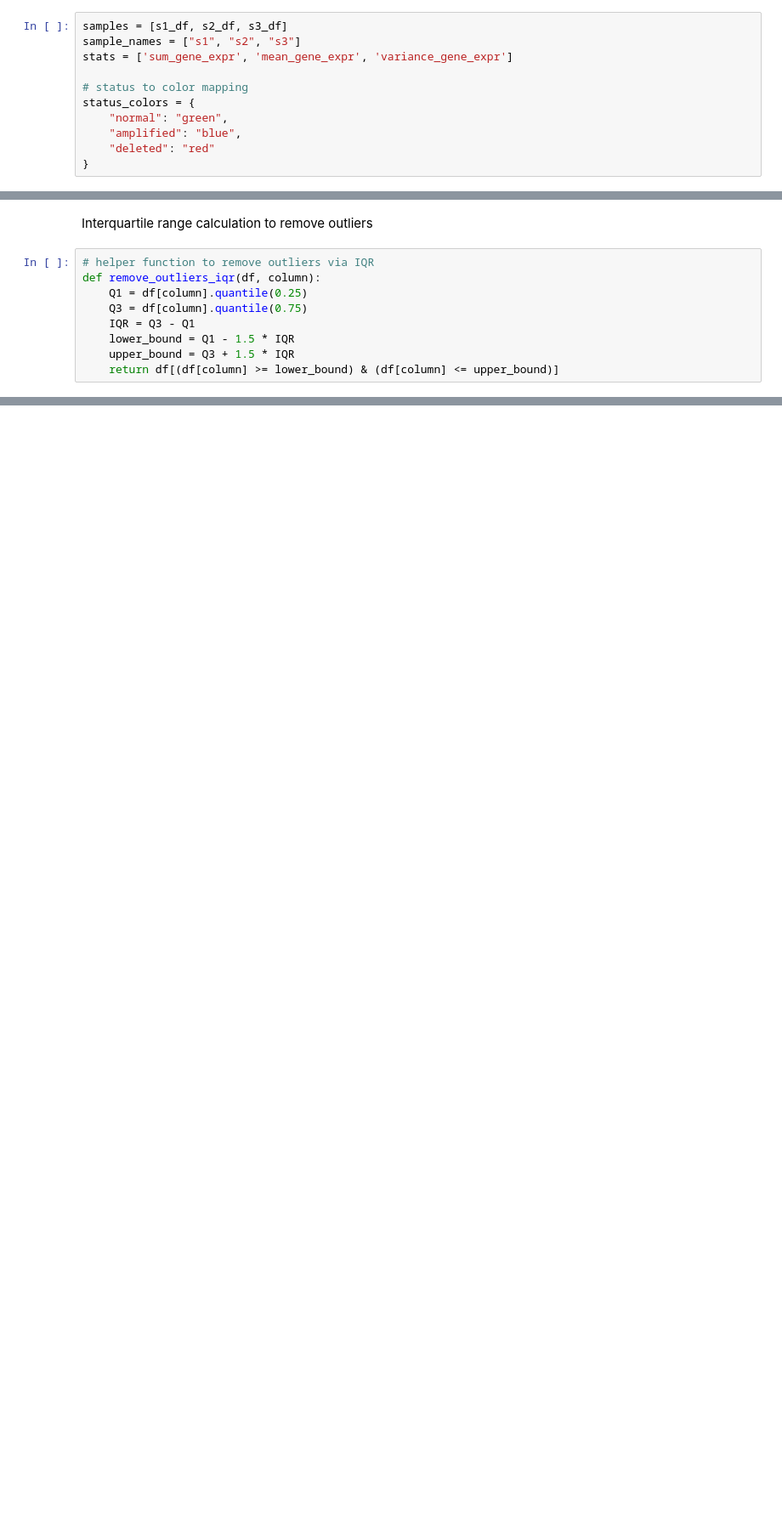
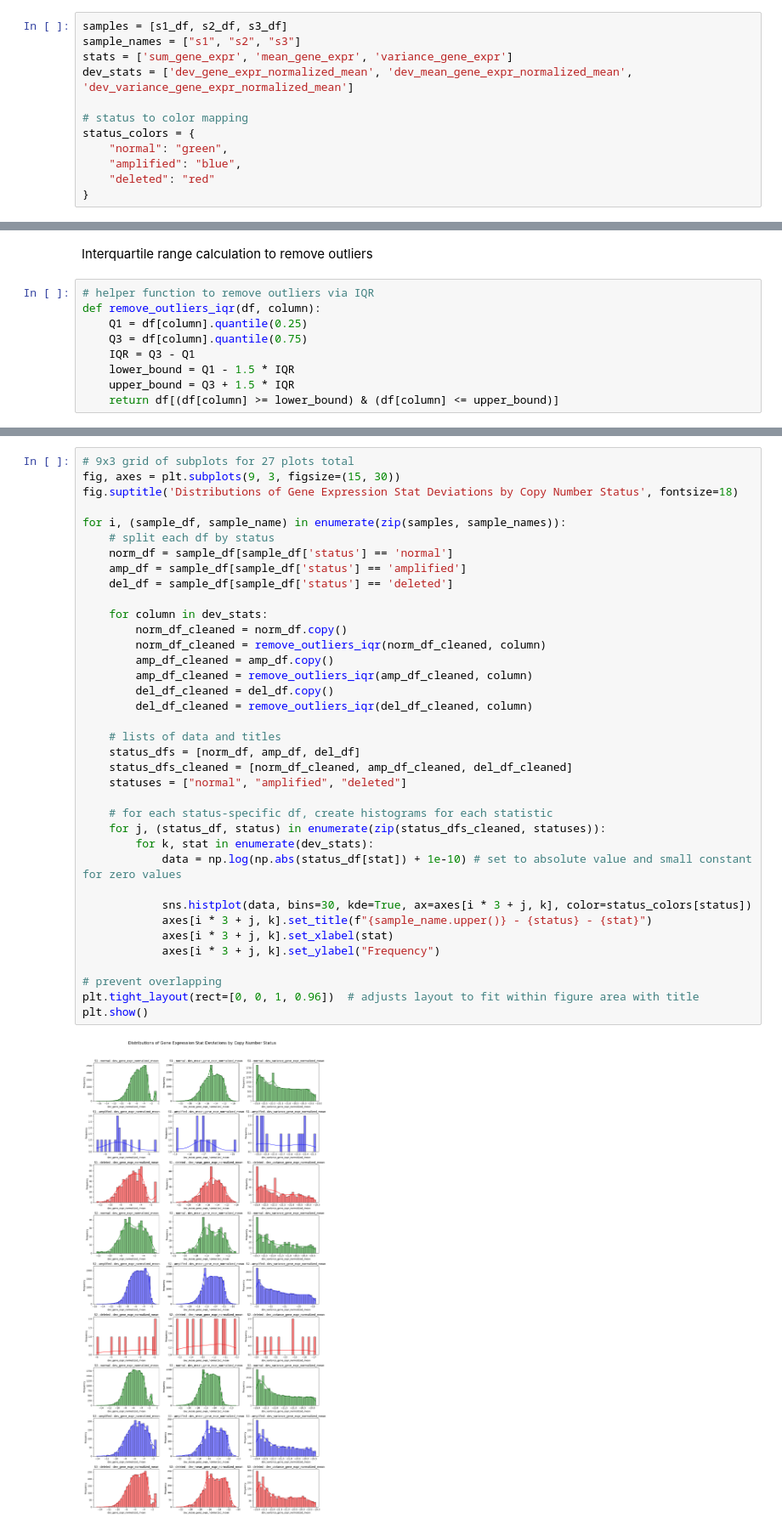
Before and after one commit to LaraLim/cnv-supervised-learning, a Jupyter notebook: visuals/visualize_feature_correlation.ipynb, the cells around one changed output, grey strips where cells are left out. Shown at 85% size. Saved outputs shown, nothing was run; the diff lists cells and outputs as text; blank space fills up the shorter version.

```diff
--- a/visuals/visualize_feature_correlation.ipynb
+++ b/visuals/visualize_feature_correlation.ipynb
@@ -52,6 +57,7 @@ Description lists for plots
 samples = [s1_df, s2_df, s3_df]
 sample_names = ["s1", "s2", "s3"]
 stats = ['sum_gene_expr', 'mean_gene_expr', 'variance_gene_expr']
+dev_stats = ['dev_gene_expr_normalized_mean', 'dev_mean_gene_expr_normalized_mean', 'dev_variance_gene_expr_normalized_mean']
 
 # status to color mapping
 status_colors = {
@@ -173,0 +124,39 @@ plt.show()
+# %%
+# 9x3 grid of subplots for 27 plots total
+fig, axes = plt.subplots(9, 3, figsize=(15, 30))
+fig.suptitle('Distributions of Gene Expression Stat Deviations by Copy Number Status', fontsize=18)
+
+for i, (sample_df, sample_name) in enumerate(zip(samples, sample_names)):
+    # split each df by status
+    norm_df = sample_df[sample_df['status'] == 'normal']
+    amp_df = sample_df[sample_df['status'] == 'amplified']
+    del_df = sample_df[sample_df['status'] == 'deleted']
+
+    for column in dev_stats:
+        norm_df_cleaned = norm_df.copy()
+        norm_df_cleaned = remove_outliers_iqr(norm_df_cleaned, column)
+        amp_df_cleaned = amp_df.copy()
+        amp_df_cleaned = remove_outliers_iqr(amp_df_cleaned, column)
+        del_df_cleaned = del_df.copy()
+        del_df_cleaned = remove_outliers_iqr(del_df_cleaned, column)
+
+    # lists of data and titles
+    status_dfs = [norm_df, amp_df, del_df]
+    status_dfs_cleaned = [norm_df_cleaned, amp_df_cleaned, del_df_cleaned]
+    statuses = ["normal", "amplified", "deleted"]
+
+    # for each status-specific df, create histograms for each statistic
+    for j, (status_df, status) in enumerate(zip(status_dfs_cleaned, statuses)):
+        for k, stat in enumerate(dev_stats):
+            data = np.log(np.abs(status_df[stat]) + 1e-10) # set to absolute value and small constant for zero values
+
+            sns.histplot(data, bins=30, kde=True, ax=axes[i * 3 + j, k], color=status_colors[status])
+            axes[i * 3 + j, k].set_title(f"{sample_name.upper()} - {status} - {stat}")
+            axes[i * 3 + j, k].set_xlabel(stat)
+            axes[i * 3 + j, k].set_ylabel("Frequency")
+
+# prevent overlapping
+plt.tight_layout(rect=[0, 0, 1, 0.96])  # adjusts layout to fit within figure area with title
+plt.show()
+# %% [output]
+[figure, added]
```
Also changed, not shown: parts of 10 cells of this notebook.
